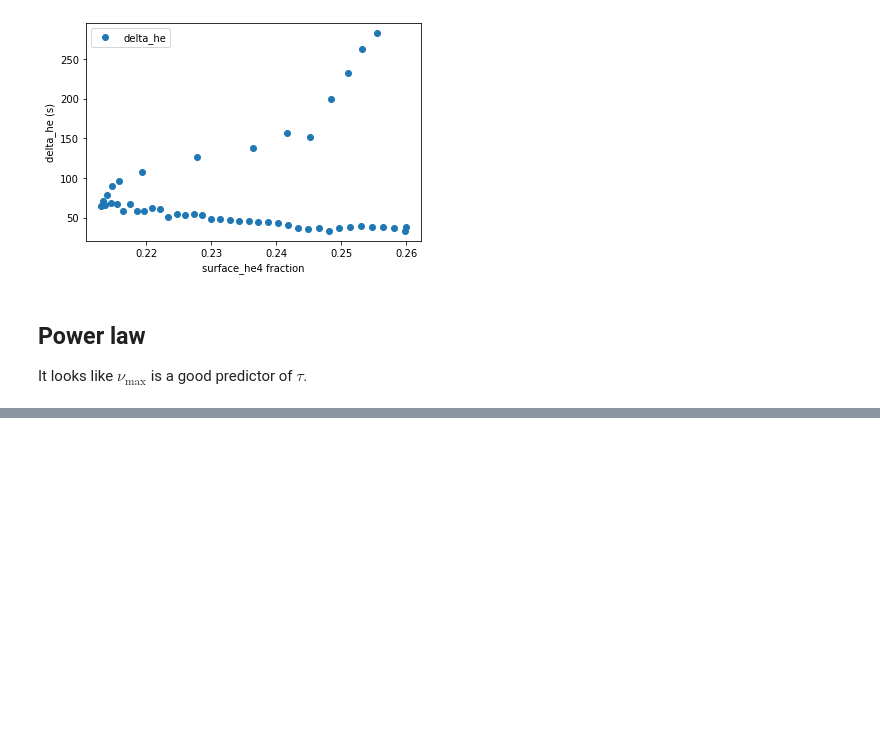
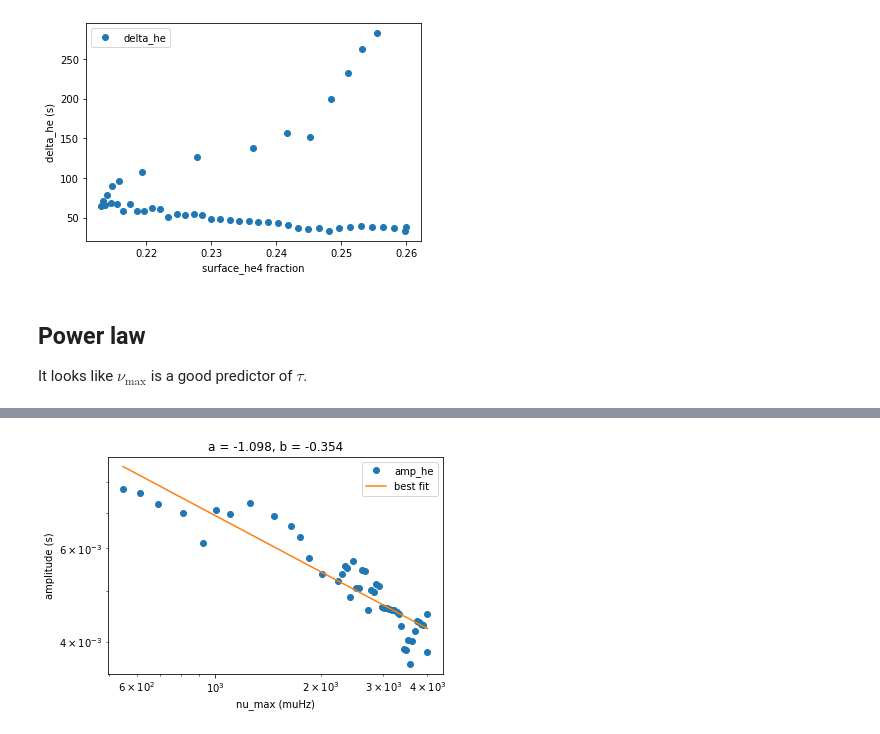
Before and after one commit to alexlyttle/asterion, a Jupyter notebook: notebook/prior_single_track.ipynb, the cells around one changed output, grey strips where cells are left out. Cells and saved outputs as stored; diff of their text form; code cells hidden in the pictures; blank space fills up the shorter version.

```diff
--- a/notebook/prior_single_track.ipynb
+++ b/notebook/prior_single_track.ipynb
@@ -489,0 +487,18 @@ ax.set_title(f'a = {popt[0]:.3f}, b = {popt[1]:.3f}');
+# %%
+mask = df['amp_he'].notna()
+ydata = np.log10(df.loc[mask, 'amp_he'])
+
+popt, pcov = optimize.curve_fit(model, xdata, ydata)
+# %%
+log_tau = model(xdata, *popt)
+
+ax = df.plot(x='nu_max', y='amp_he', linestyle='none', marker='o')
+ax.plot(10**xdata, 10**log_tau, label='best fit')
+ax.set_xlabel('nu_max (muHz)')
+ax.set_ylabel('amplitude (s)')
+ax.set_yscale('log')
+ax.set_xscale('log')
+ax.legend()
+ax.set_title(f'a = {popt[0]:.3f}, b = {popt[1]:.3f}');
+# %% [output]
+[figure, added]
```
Also changed, not shown: parts of 15 cells of this notebook.
